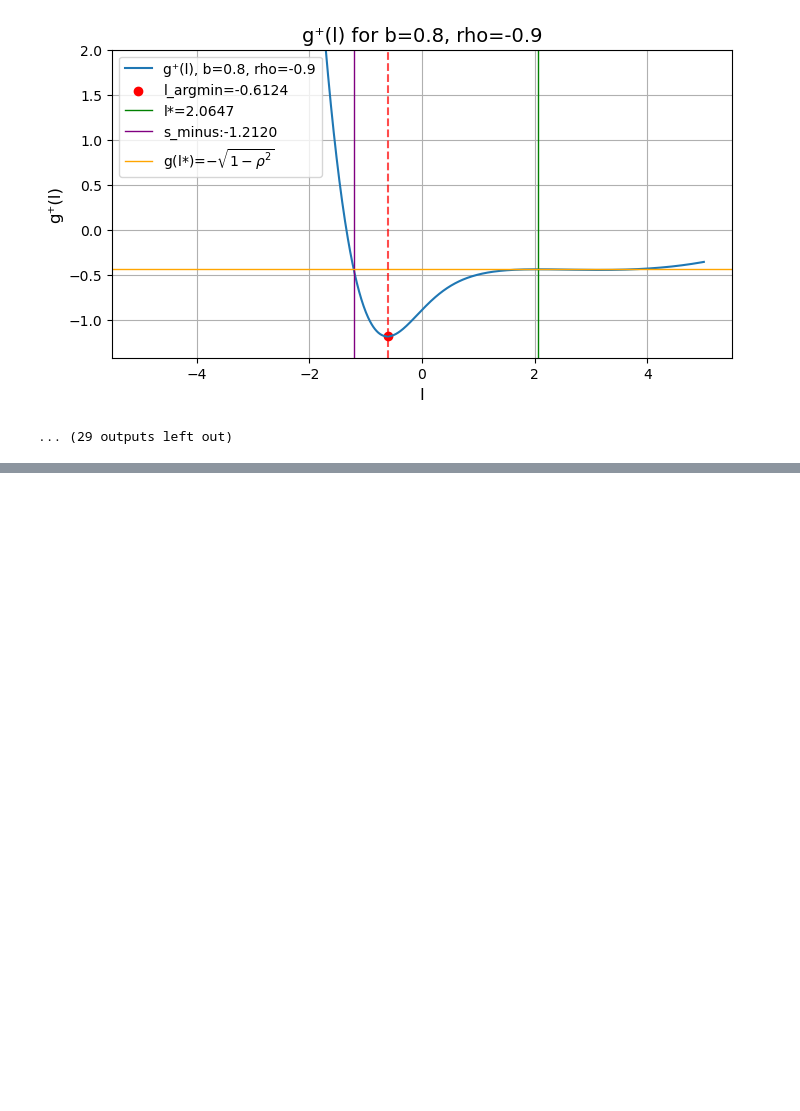
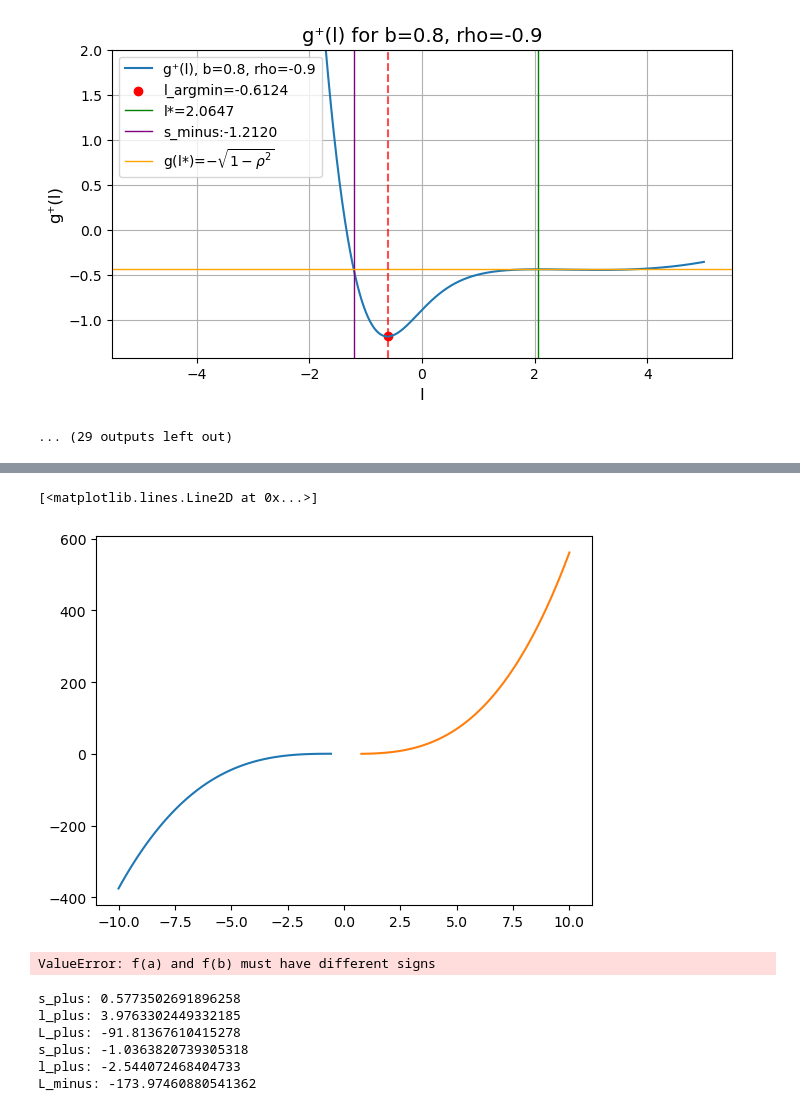
Before and after one commit to atanasio528/RRT, a Jupyter notebook: SVI/Find F(b, rho).ipynb, the cells around one changed output, grey strips where cells are left out. Cells and saved outputs as stored; diff of their text form; code cells hidden in the pictures; blank space fills up the shorter version.

```diff
--- a/SVI/Find F(b, rho).ipynb
+++ b/SVI/Find F(b, rho).ipynb
@@ -294,0 +553,14 @@ min g_plus(l_min) = -1.18074144e+00
+# %%
+L_minus_lst = [get_L_minus(l_minus, alpha, b, rho) for l_minus, alpha in zip(l_minus_lst, alpha_minus_lst)]
+L_plus_lst = [get_L_plus(l_plus, alpha, b, rho) for l_plus, alpha in zip(l_plus_lst, alpha_plus_lst)]
+plt.plot(l_minus_lst, L_minus_lst, label='l+')
+plt.plot(l_plus_lst, L_plus_lst, label='l-')
+# %% [output]
+[<matplotlib.lines.Line2D at 0x...>]
+[figure, added]
+# %%
+l_minus_upper_bound = get_l_minus_upper_bound(b, rho)
+l_minus_lst = np.linspace(-10, l_minus_upper_bound, 100)
+alpha_minus
+# %% [output]
+ValueError: f(a) and f(b) must have different signs
@@ -294,0 +681,21 @@ min g_plus(l_min) = -1.18074144e+00
+# %%
+alpha = 10
+b = 1.2
+rho = -0.5
+lp = l_plus(alpha, b, rho)
+lm = l_minus(alpha, b, rho)
+Lp = L_plus(lp, alpha, b, rho)
+Lm = L_minus(lm, alpha, b, rho)
+print("s_plus:", get_s_plus(b, rho))
+print("l_plus:", lp)
+print("L_plus:", Lp)
+print("s_plus:", get_s_minus(b, rho))
+print("l_plus:", lm)
+print("L_minus:", Lm)
+# %% [output]
+s_plus: 0.5773502691896258
+l_plus: 3.9763302449332185
+L_plus: -91.81367610415278
+s_plus: -1.0363820739305318
+l_plus: -2.544072468404733
+L_minus: -173.97460880541362
```
Also changed, not shown: parts of 22 cells of this notebook, 3 other files.
